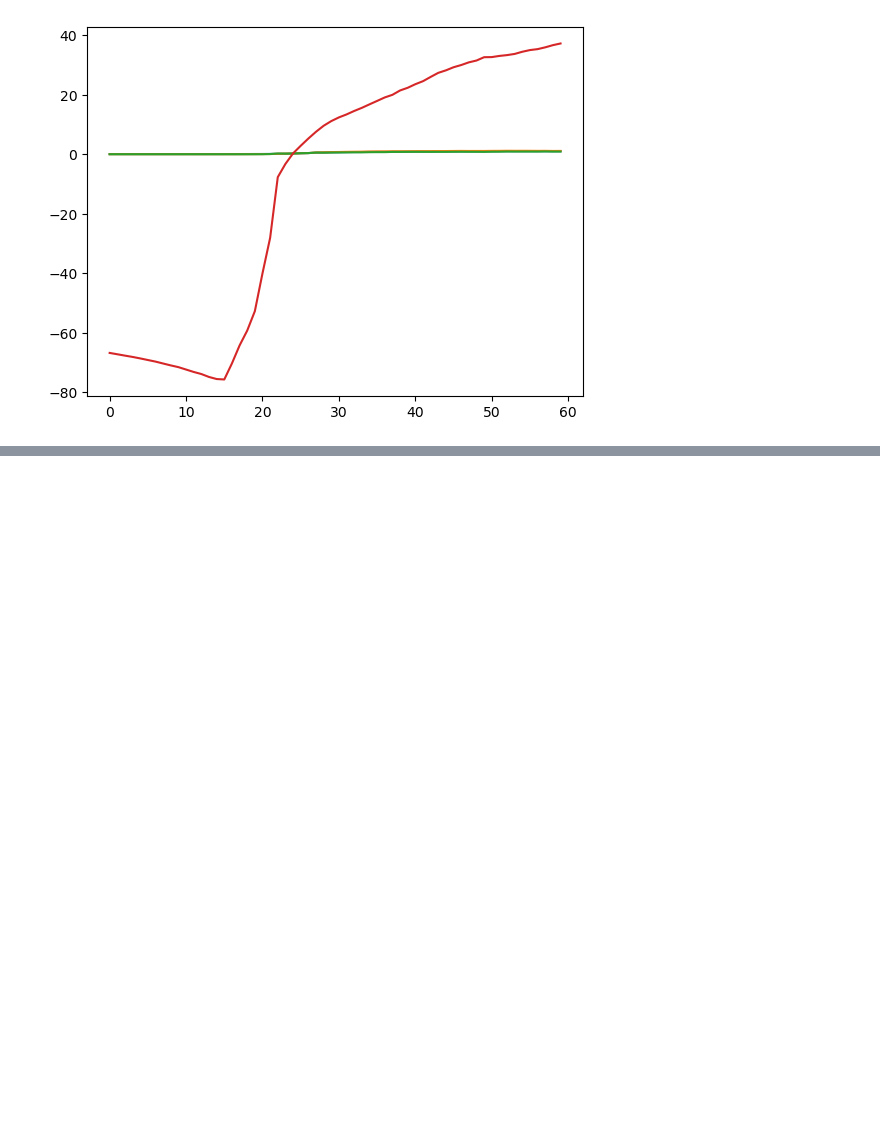
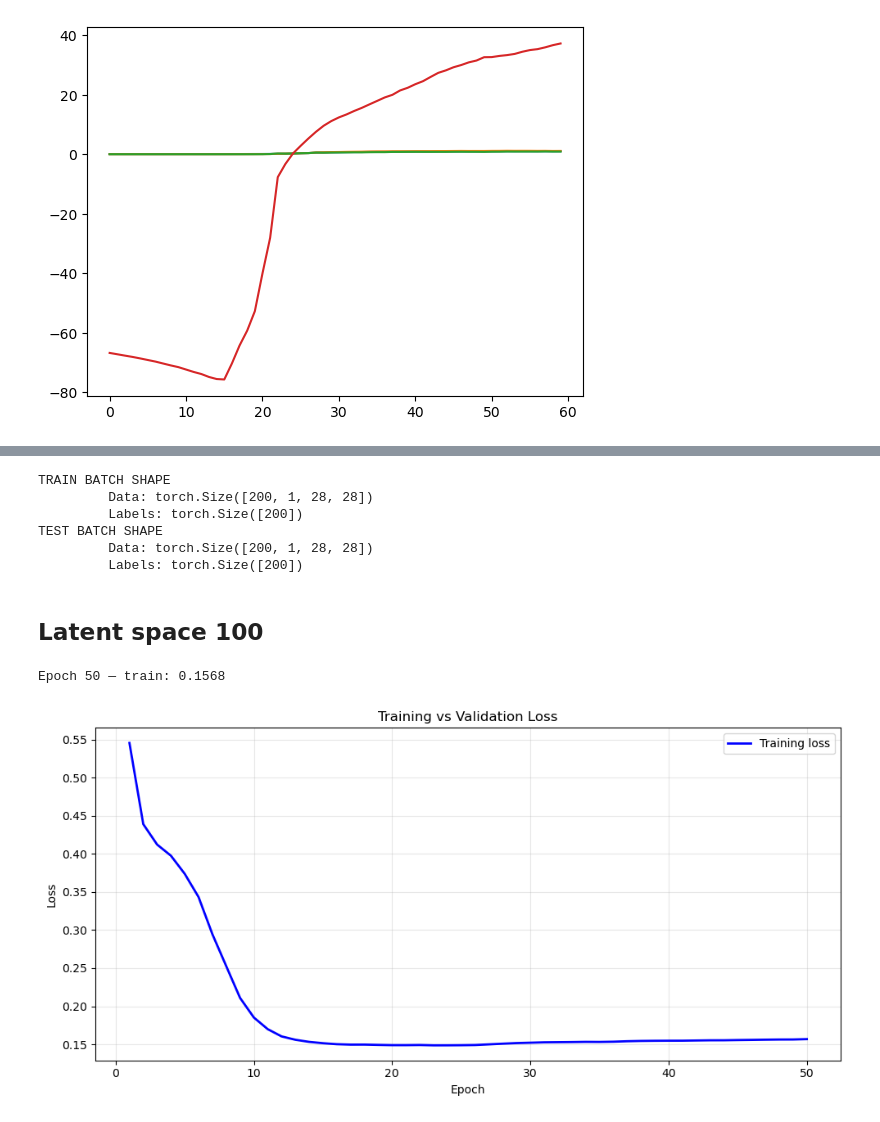
Before and after one commit to FrancescoLR02/InformationTheoryProject, a Jupyter notebook: main.ipynb, the cells around one changed output, grey strips where cells are left out. Drawn from its saved outputs; the diff is of its cells as text; code cells hidden in the pictures; blank space fills up the shorter version.

```diff
--- a/main.ipynb
+++ b/main.ipynb
@@ -1309,0 +1343,21 @@ plt.plot(LatentMI_Tanh2)
+# %%
+#Define the Dataloader
+trainDataloader = DataLoader(trainDataset, batch_size=200, shuffle=True)
+testDataloader = DataLoader(testDataset, batch_size=200, shuffle=False)
+
+batch_data, batch_labels = next(iter(trainDataloader))
+print(f"TRAIN BATCH SHAPE")
+print(f"\t Data: {batch_data.shape}")
+print(f"\t Labels: {batch_labels.shape}")
+
+batch_data, batch_labels = next(iter(testDataloader))
+print(f"TEST BATCH SHAPE")
+print(f"\t Data: {batch_data.shape}")
+print(f"\t Labels: {batch_labels.shape}")
+# %% [output]
+TRAIN BATCH SHAPE
+         Data: torch.Size([200, 1, 28, 28])
+         Labels: torch.Size([200])
+TEST BATCH SHAPE
+         Data: torch.Size([200, 1, 28, 28])
+         Labels: torch.Size([200])
@@ -1309,0 +1483,26 @@ plt.plot(LatentMI_Tanh2)
+# %% [markdown]
+## Latent space 100
+# %%
+model = VariationalAutoEncoder(latentDim = 100,
+                               hiddenDim=[250, 200, 150],
+                               activation_enc=nn.ReLU,
+                               activation_dec=nn.ReLU,
+                               binarize = "all",
+                               Variational = False
+                              )
+def init_weights(m):
+    if isinstance(m, nn.Linear):
+        nn.init.xavier_normal_(m.weight, gain=2.0)
+        if m.bias is not None:
+            nn.init.zeros_(m.bias)
+
+model.apply(init_weights)
+
+model.to(device)
+
+initial_temp = 10.0
+final_temp = 1.0
+model.temperature = initial_temp
+
+optimizer = torch.optim.Adam(model.parameters(), lr=5e-4)
+loss_fn = torch.nn.MSELoss()
@@ -1309,0 +1521,17 @@ plt.plot(LatentMI_Tanh2)
+# %%
+final_loss = Training(
+    model,
+    optimizer,
+    loss_fn,
+    num_epochs=epochs,
+    sampleMI=500,
+    mi_estimator=mi_estimator,
+    showImage=False,
+    doTest=False
+)
+# %% [output]
+Epoch 50 — train: 0.1568
+# %%
+model.plot_loss()
+# %% [output]
+[figure, added]
```
Also changed, not shown: parts of 15 cells of this notebook, 1 other file.
